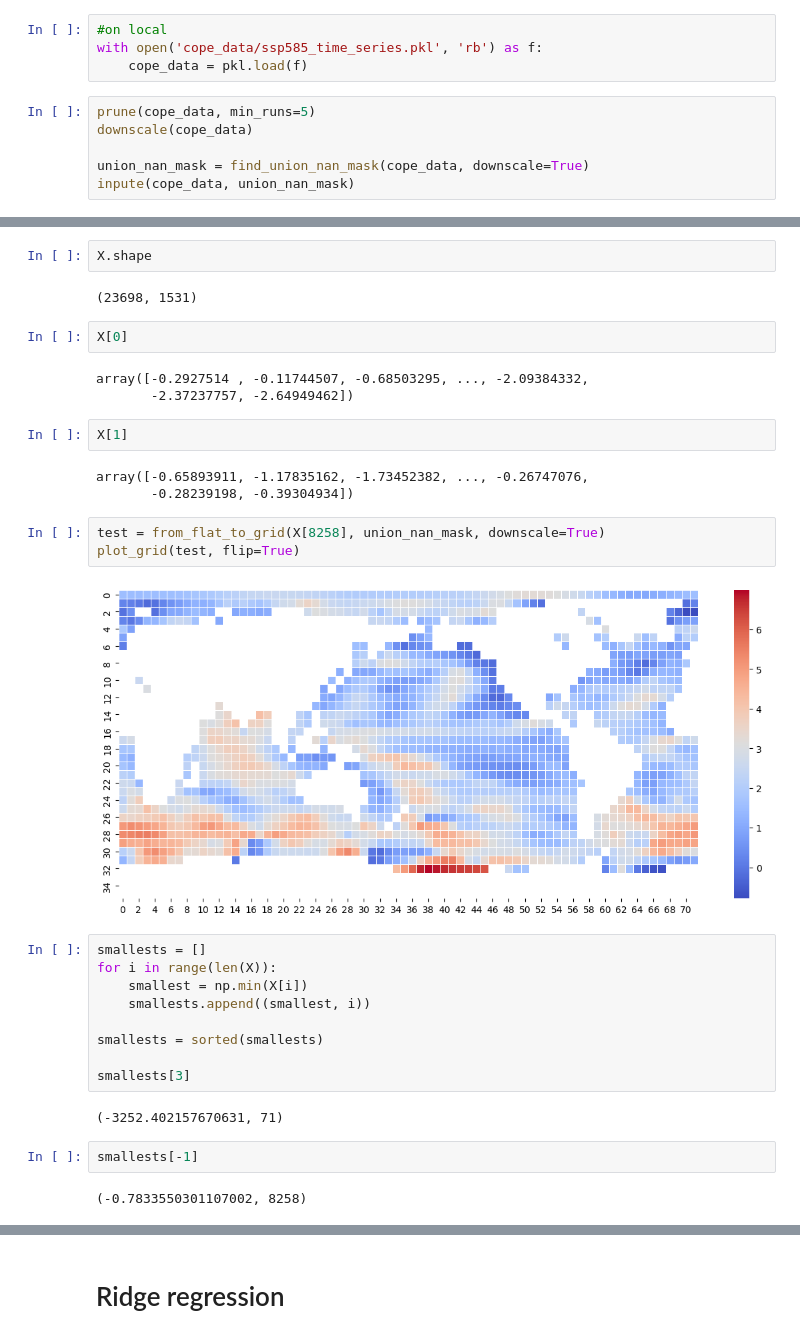
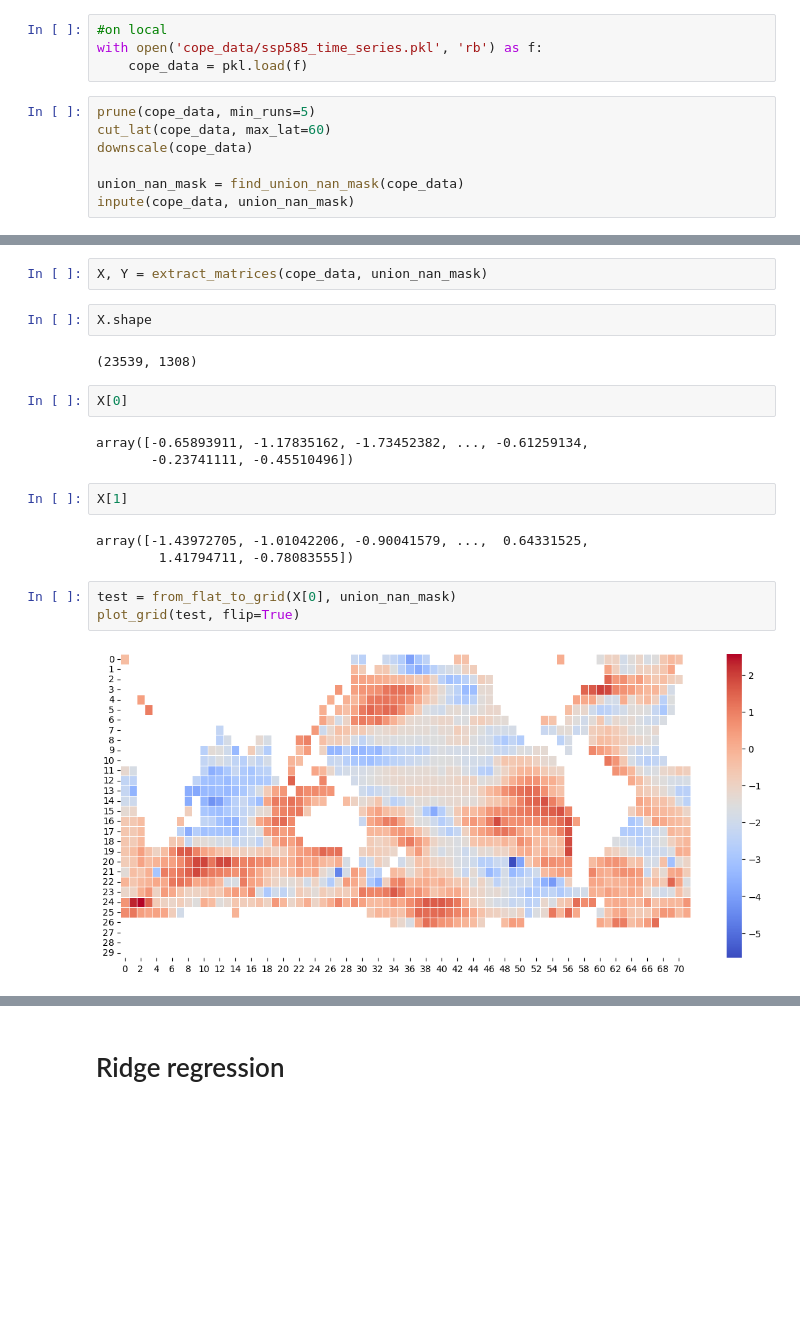
Before and after one commit to Victor2175/gm4cs-m, a Jupyter notebook: ridge_regression.ipynb, the cells around one changed output, grey strips where cells are left out. Drawn from its saved outputs; the diff is of its cells as text; blank space fills up the shorter version.

```diff
--- a/ridge_regression.ipynb
+++ b/ridge_regression.ipynb
@@ -19,7 +19,8 @@ with open('cope_data/ssp585_time_series.pkl', 'rb') as f:
     cope_data = pkl.load(f)
 # %%
 prune(cope_data, min_runs=5)
+cut_lat(cope_data, max_lat=60)
 downscale(cope_data)
 
-union_nan_mask = find_union_nan_mask(cope_data, downscale=True)
+union_nan_mask = find_union_nan_mask(cope_data)
 inpute(cope_data, union_nan_mask)
@@ -36,34 +31,21 @@ X, Y = np.array(X), np.array(Y)
+# %%
+X, Y = extract_matrices(cope_data, union_nan_mask)
 # %%
 X.shape
 # %% [output]
-(23698, 1531)
+(23539, 1308)
 # %%
 X[0]
 # %% [output]
-array([-0.2927514 , -0.11744507, -0.68503295, ..., -2.09384332,
-       -2.37237757, -2.64949462])
+array([-0.65893911, -1.17835162, -1.73452382, ..., -0.61259134,
+       -0.23741111, -0.45510496])
 # %%
 X[1]
 # %% [output]
-array([-0.65893911, -1.17835162, -1.73452382, ..., -0.26747076,
-       -0.28239198, -0.39304934])
+array([-1.43972705, -1.01042206, -0.90041579, ...,  0.64331525,
+        1.41794711, -0.78083555])
 # %%
-test = from_flat_to_grid(X[8258], union_nan_mask, downscale=True)
+test = from_flat_to_grid(X[0], union_nan_mask)
 plot_grid(test, flip=True)
 # %% [output]
-[figure, old version]
+[figure, new version]
-# %%
-smallests = []
-for i in range(len(X)):
-    smallest = np.min(X[i])
-    smallests.append((smallest, i))
-
-smallests = sorted(smallests)
-
-smallests[3]
-# %% [output]
-(-3252.402157670631, 71)
-# %%
-smallests[-1]
-# %% [output]
-(-0.7833550301107002, 8258)
```
Also changed, not shown: parts of 16 cells of this notebook, 3 other files.
